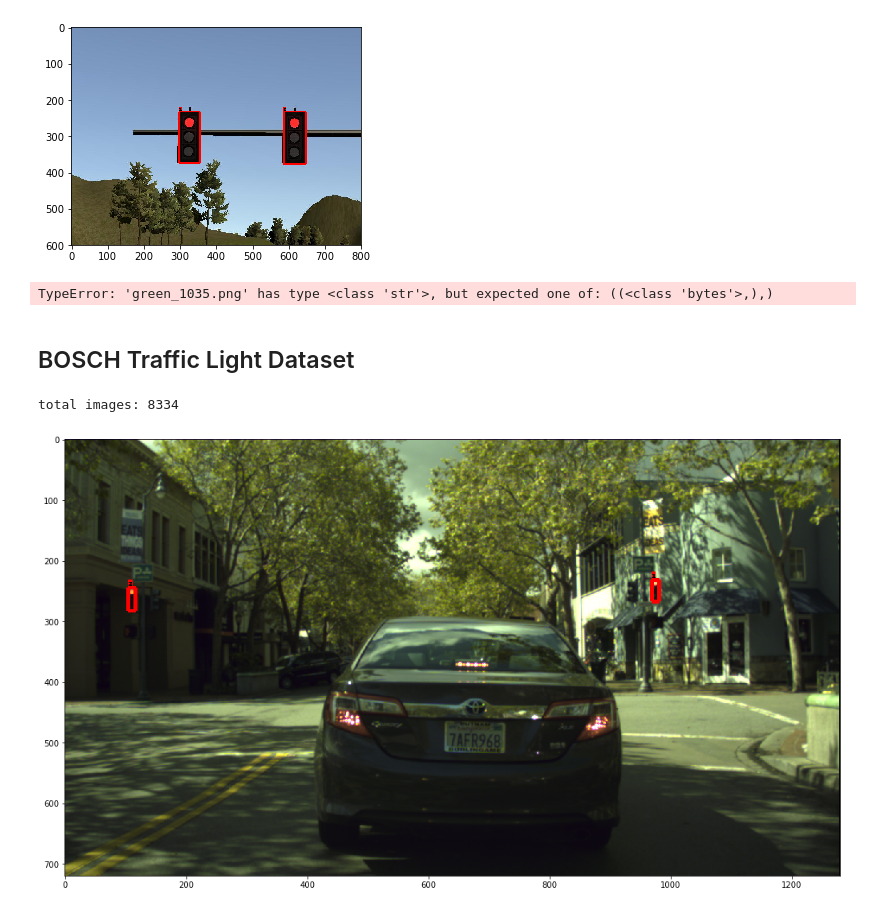
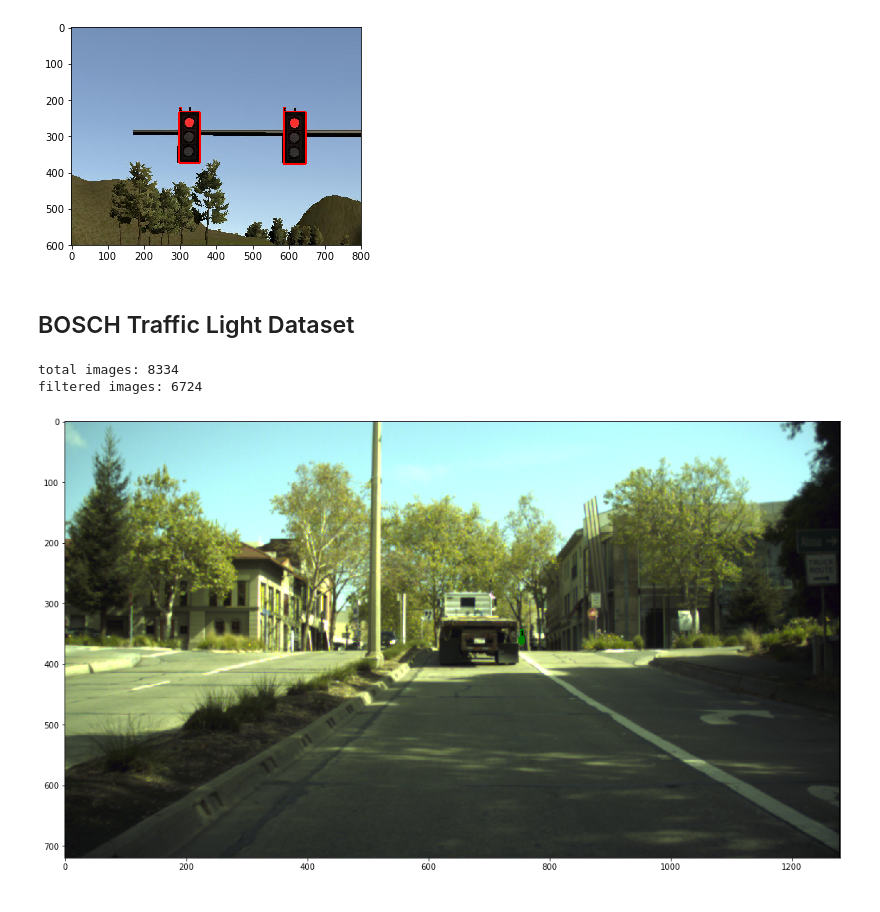
Before and after one commit to valleyceo/carnd-system-integration, a Jupyter notebook: train_classifier/data_processing.ipynb, the cells around one changed output. Drawn from its saved outputs; the diff is of its cells as text; code cells hidden in the pictures.

```diff
--- a/train_classifier/data_processing.ipynb
+++ b/train_classifier/data_processing.ipynb
@@ -264,34 +272,34 @@ def create_tf_example(XML_Path):
     }))
     return tf_example
 # %%
-# get all XML files
-xml_list = os.listdir(PATH_TO_XML)
+# fetch all XML files
+xml_list = []
+for fname in os.listdir(PATH_TO_XML):
+    if os.path.splitext(fname)[1] == '.xml':
+        xml_list.append(fname)
 
-train_filename = 'train.tfrecords'  # address to save the TFRecords file
+# TF Records file name
+xml2records_filename = 'xml_train.tfrecords'
 
-# open the TFRecords file
-writer = tf.python_io.TFRecordWriter(train_filename)
+# Create TFRecords file
+writer = tf.python_io.TFRecordWriter(os.path.join(OUTPUT_PATH, xml2records_filename))
 
-for i in range(len(xml_list)):
-    xml_path = PATH_TO_XML + xml_list[i]
-    tf_example = create_tf_example(xml_path)
+for xml_filename in xml_list:
+    xml_path = PATH_TO_XML + xml_filename
+    tf_example = create_tf_xml(xml_path)
     writer.write(tf_example.SerializeToString())
 
 writer.close()
-# %% [output]
-TypeError: 'green_1035.png' has type <class 'str'>, but expected one of: ((<class 'bytes'>,),)
 # %% [markdown]
 ## BOSCH Traffic Light Dataset
 # %%
-Labels = ["Green", "Yellow", "Red", "off"]
-yaml_path = "../../dataset/test.yaml"
+# train with only G,Y,R label
+Labels = ["Green", "Yellow", "Red"]
+LABEL_DICT = {"Green": 1, "Red": 2, "Yellow": 3}
+YAML_PATH = "../../dataset/test.yaml"
 
-def keep_label(label):
-    if label in Labels:
-        return True
-    return False
-
-def get_tl_labels(input_yaml, riib=False):
+# Filter images that are not needed and adjust to correct image path
+def process_yaml(input_yaml_path, riib=False):
     """ Gets all labels within label file
     Note that RGB images are 1280x720 and RIIB images are 1280x736.
     :param input_yaml: Path to yaml file
@@ -299,17 +307,18 @@ def get_tl_labels(input_yaml, riib=False):
     :return: images: Labels for traffic lights
     """
 
-    images = yaml.load(open(input_yaml, 'rb').read())
+    images = yaml.load(open(input_yaml_path, 'rb').read())
     print("total images: {}".format(len(images)))
     images_filtered = []
 
-    for i in range(len(images)):
-        detections = images[i]['boxes']
+    for image in images:
+        detections = image['boxes']
         detect_count= 0
 
-        for j in range(len(detections)):
+        for box in detections:
             # count only traffic lights (G,Y,R,off)
-            if keep_label(detections[j]['label']):
+            if box['label'] in Labels:
+                #if box['occluded'] is False:
                 detect_count += 1
             else:
                 # just skip if other labels are found
@@ -317,22 +326,23 @@ def get_tl_labels(input_yaml, riib=False):
 
         # save image if detection exist
         if detect_count > 0:
-            file_name = os.path.basename(images[i]['path'])
-            images[i]['path'] = os.path.abspath(os.path.join('../../dataset/rgb/test/', file_name))
-            images_filtered.append(images[i])
+            file_name = os.path.basename(image['path'])
+            image['path'] = os.path.abspath(os.path.join('../../dataset/rgb/test/', file_name))
+            images_filtered.append(image)
 
+    print("filtered images: {}".format(len(images_filtered)))
     return images_filtered
-# %%
-### Import dataset ###
-image_filtered = get_tl_labels(yaml_path)
-# %% [output]
-total images: 8334
 # %%
-### Plot ###
+### Test and Plot ###
 # Pick an index
-test_img_idx = 6500
+test_img_idx = 9
+
+# Import dataset
+image_filtered = process_yaml(YAML_PATH)
 
 # Plot
-plot_annotation_bosch(image_filtered[6500])
+plot_annotation_bosch(image_filtered[test_img_idx])
 # %% [output]
+total images: 8334
+filtered images: 6724
-[figure, old version]
+[figure, new version]
```
Also changed, not shown: parts of 8 cells of this notebook.
